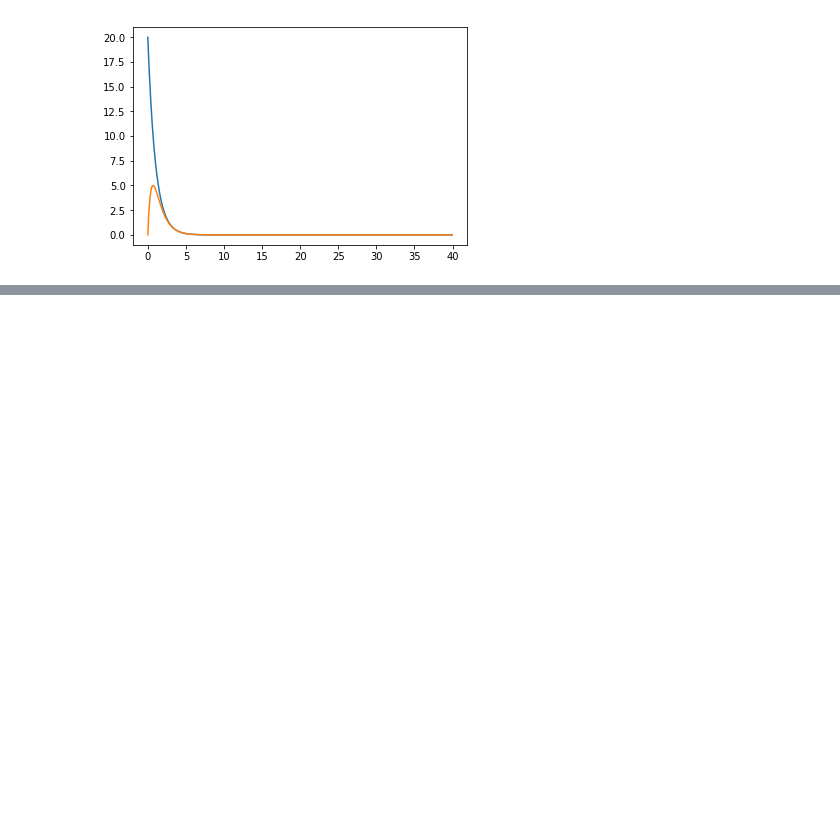
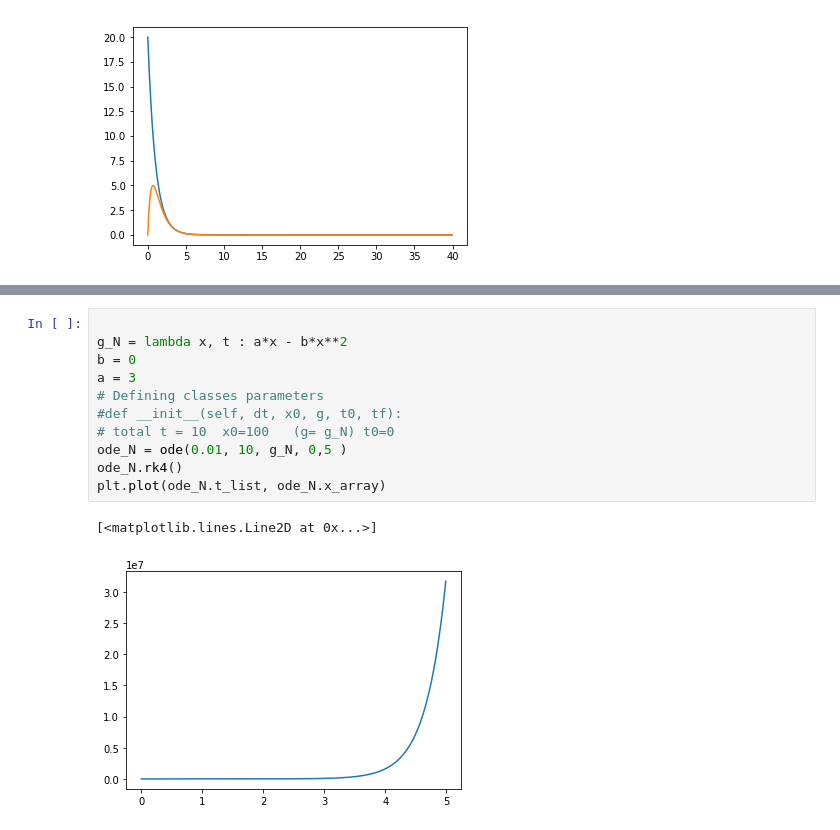
Before and after one commit to shayanlameh/Lectures, a Jupyter notebook: HW1CPH.ipynb, the cells around one changed output, grey strips where cells are left out. Drawn from its saved outputs; the diff is of its cells as text; blank space fills up the shorter version.

```diff
--- a/HW1CPH.ipynb
+++ b/HW1CPH.ipynb
@@ -126,0 +142,14 @@ plt.plot(ode_y.t_list, ode_y.y_array)
+# %%
+
+g_N = lambda x, t : a*x - b*x**2
+b = 0
+a = 3
+# Defining classes parameters
+#def __init__(self, dt, x0, g, t0, tf):
+# total t = 10  x0=100   (g= g_N) t0=0
+ode_N = ode(0.01, 10, g_N, 0,5 )
+ode_N.rk4()
+plt.plot(ode_N.t_list, ode_N.x_array)
+# %% [output]
+[<matplotlib.lines.Line2D at 0x...>]
+[figure, added]
```
Also changed, not shown: parts of 3 cells of this notebook, 2 other files.
